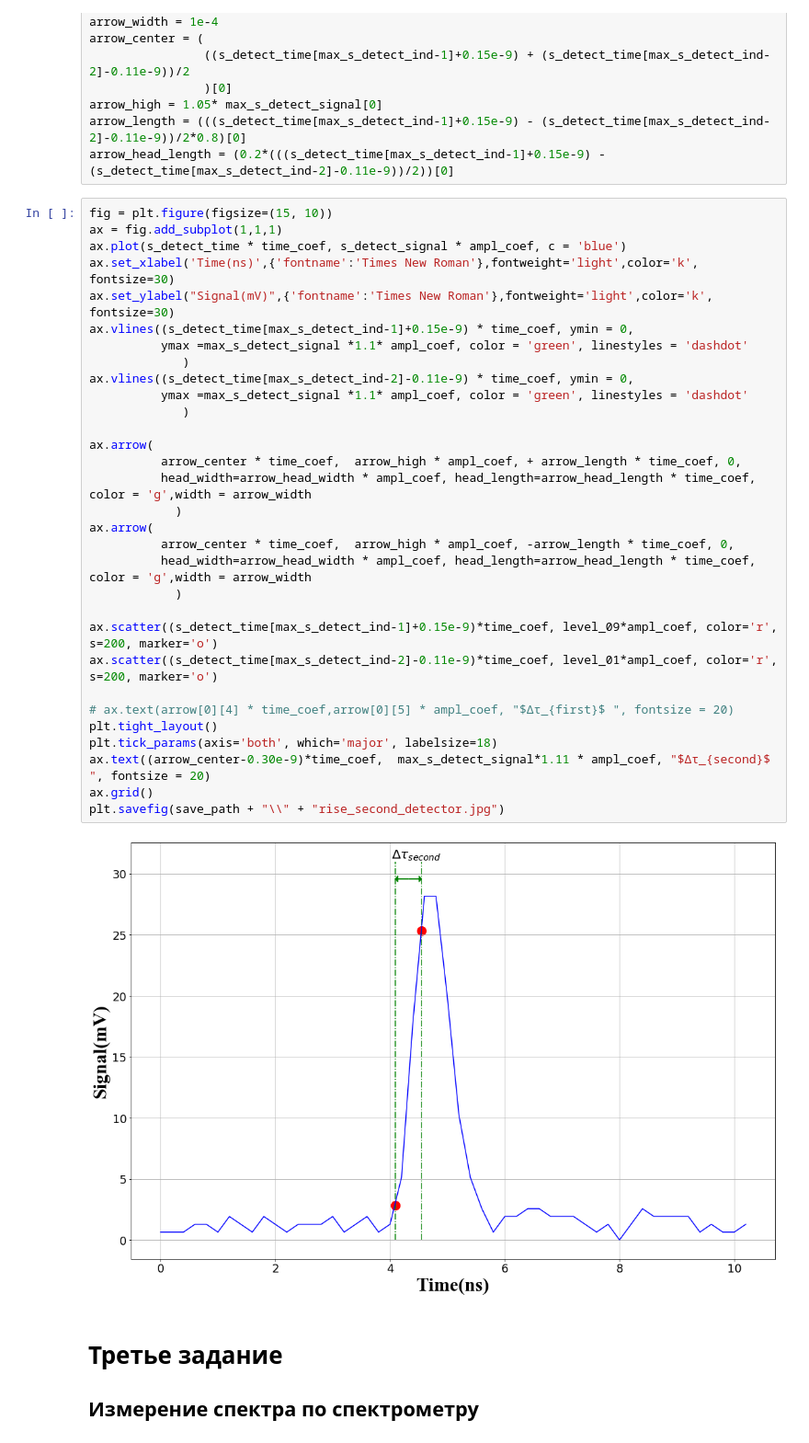
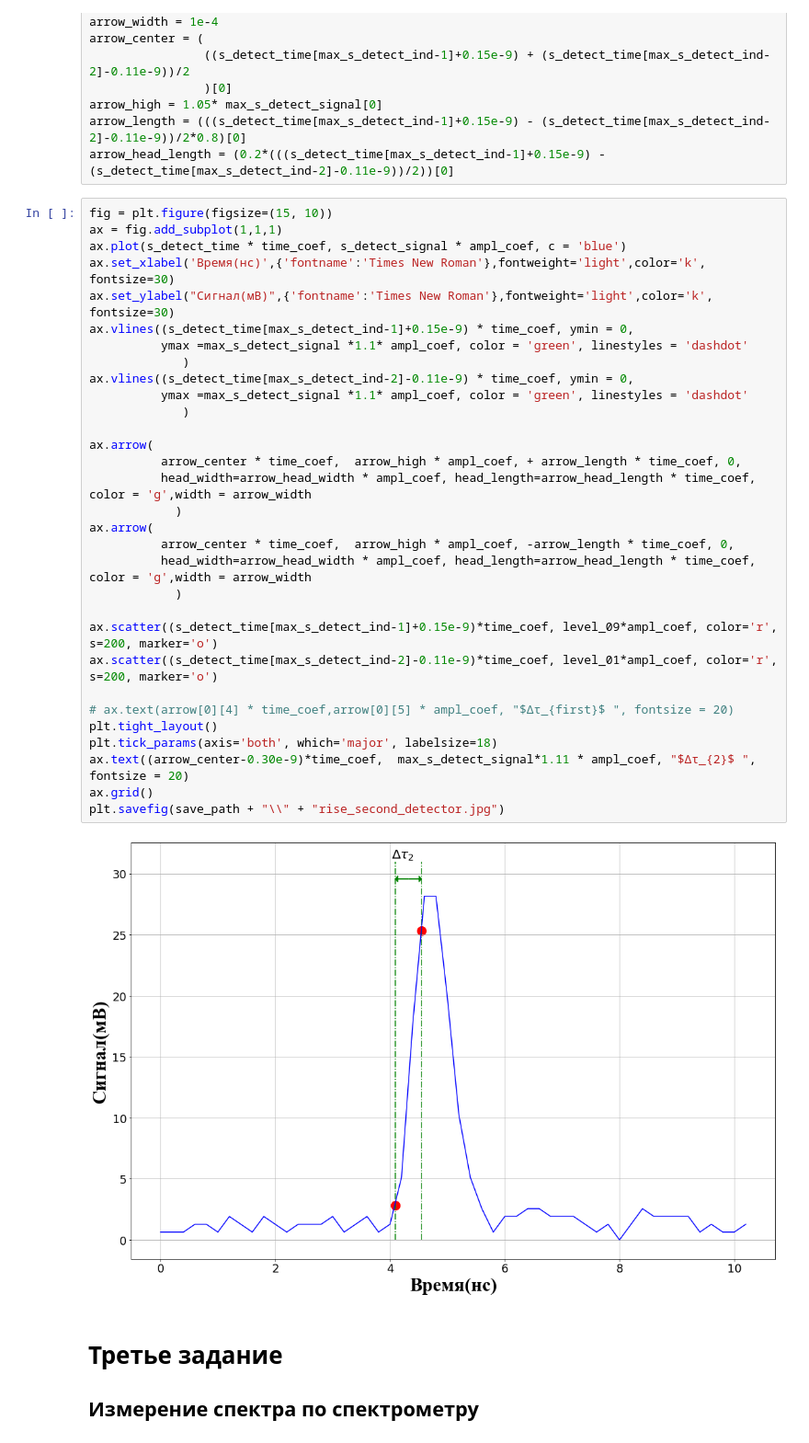
Before and after one commit to starosta39/laboratory_work, a Jupyter notebook: femtosecond_laser/Femptosecond_laser.ipynb, the cells around one changed output. Shown: that part at 92% size. Drawn from its saved outputs; the diff is of its cells as text.

```diff
--- a/femtosecond_laser/Femptosecond_laser.ipynb
+++ b/femtosecond_laser/Femptosecond_laser.ipynb
@@ -382,36 +382,36 @@ arrow_head_length = (0.2*(((s_detect_time[max_s_detect_ind-1]+0.15e-9) - (s_dete
 # %%
 fig = plt.figure(figsize=(15, 10))
 ax = fig.add_subplot(1,1,1)
 ax.plot(s_detect_time * time_coef, s_detect_signal * ampl_coef, c = 'blue')
-ax.set_xlabel('Time(ns)',{'fontname':'Times New Roman'},fontweight='light',color='k', fontsize=30)
-ax.set_ylabel("Signal(mV)",{'fontname':'Times New Roman'},fontweight='light',color='k', fontsize=30)
+ax.set_xlabel('Время(нс)',{'fontname':'Times New Roman'},fontweight='light',color='k', fontsize=30)
+ax.set_ylabel("Сигнал(мВ)",{'fontname':'Times New Roman'},fontweight='light',color='k', fontsize=30)
 ax.vlines((s_detect_time[max_s_detect_ind-1]+0.15e-9) * time_coef, ymin = 0,
           ymax =max_s_detect_signal *1.1* ampl_coef, color = 'green', linestyles = 'dashdot'
              )
 ax.vlines((s_detect_time[max_s_detect_ind-2]-0.11e-9) * time_coef, ymin = 0,
           ymax =max_s_detect_signal *1.1* ampl_coef, color = 'green', linestyles = 'dashdot'
              )
 
 ax.arrow(
           arrow_center * time_coef,  arrow_high * ampl_coef, + arrow_length * time_coef, 0,
           head_width=arrow_head_width * ampl_coef, head_length=arrow_head_length * time_coef, color = 'g',width = arrow_width
             )
 ax.arrow(
           arrow_center * time_coef,  arrow_high * ampl_coef, -arrow_length * time_coef, 0,
           head_width=arrow_head_width * ampl_coef, head_length=arrow_head_length * time_coef, color = 'g',width = arrow_width
             )
 
 ax.scatter((s_detect_time[max_s_detect_ind-1]+0.15e-9)*time_coef, level_09*ampl_coef, color='r', s=200, marker='o')
 ax.scatter((s_detect_time[max_s_detect_ind-2]-0.11e-9)*time_coef, level_01*ampl_coef, color='r', s=200, marker='o')
 
 # ax.text(arrow[0][4] * time_coef,arrow[0][5] * ampl_coef, "$Δτ_{first}$ ", fontsize = 20)
 plt.tight_layout()
 plt.tick_params(axis='both', which='major', labelsize=18)
-ax.text((arrow_center-0.30e-9)*time_coef,  max_s_detect_signal*1.11 * ampl_coef, "$Δτ_{second}$ ", fontsize = 20)
+ax.text((arrow_center-0.30e-9)*time_coef,  max_s_detect_signal*1.11 * ampl_coef, "$Δτ_{2}$ ", fontsize = 20)
 ax.grid()
 plt.savefig(save_path + "\\" + "rise_second_detector.jpg")
 # %% [output]
-[figure, old version]
+[figure, new version]
 # %% [markdown]
 # Третье задание
 ## Измерение спектра по спектрометру
```
Also changed, not shown: parts of 8 cells of this notebook, 2 other files.
